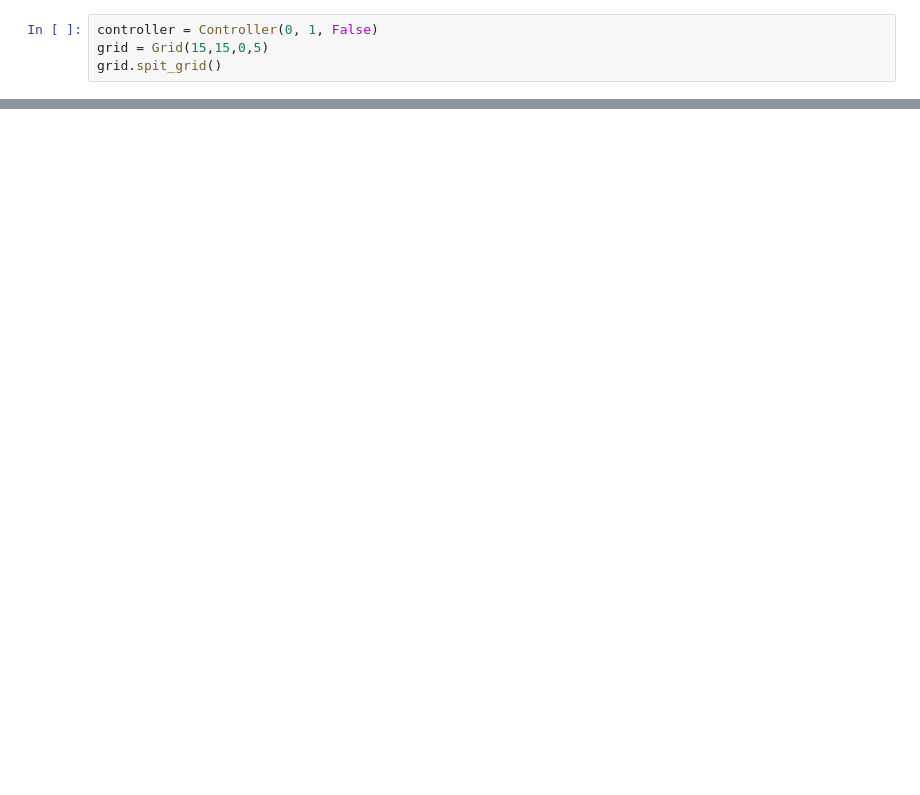
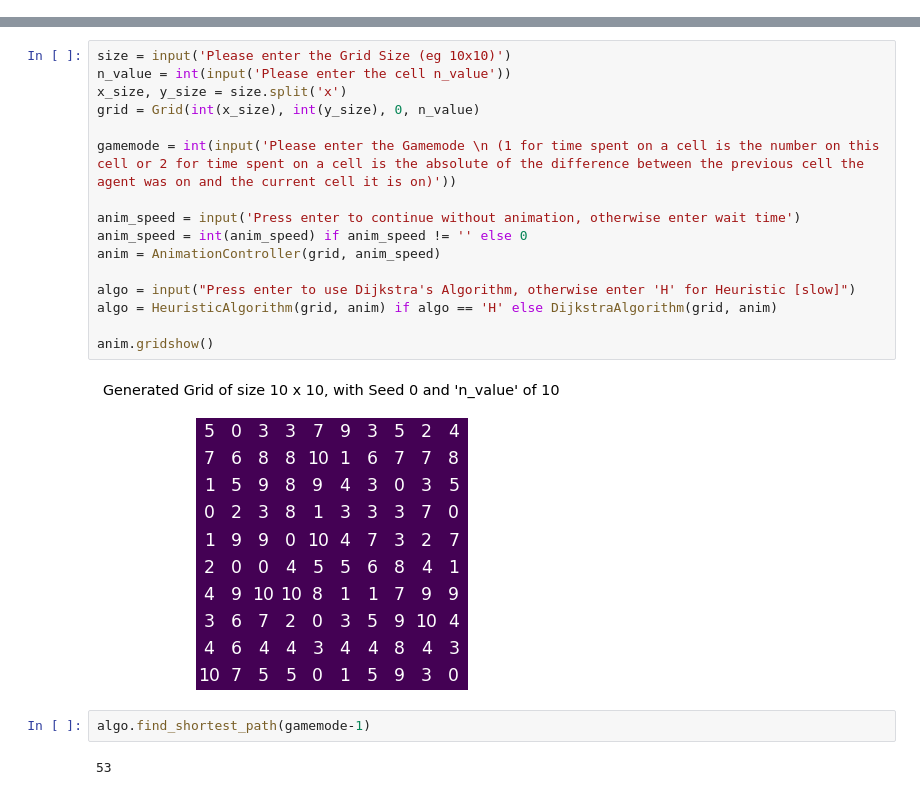
Before and after one commit to safatdev/AI-Module, a Jupyter notebook: task1_draft1.ipynb, the cells around one changed output, grey strips where cells are left out. Cells and saved outputs as stored; diff of their text form; blank space fills up the shorter version.

```diff
--- a/task1_draft1.ipynb
+++ b/task1_draft1.ipynb
@@ -162,4 +224,0 @@ class DijkstraAlgo:
-# %%
-controller = Controller(0, 1, False)
-grid = Grid(15,15,0,5)
-grid.spit_grid()
@@ -171,0 +282,22 @@ print(algo.backtrack_path())
+# %%
+size = input('Please enter the Grid Size (eg 10x10)')
+n_value = int(input('Please enter the cell n_value'))
+x_size, y_size = size.split('x')
+grid = Grid(int(x_size), int(y_size), 0, n_value)
+
+gamemode = int(input('Please enter the Gamemode \n (1 for time spent on a cell is the number on this cell or 2 for time spent on a cell is the absolute of the difference between the previous cell the agent was on and the current cell it is on)'))
+
+anim_speed = input('Press enter to continue without animation, otherwise enter wait time')
+anim_speed = int(anim_speed) if anim_speed != '' else 0
+anim = AnimationController(grid, anim_speed)
+
+algo = input("Press enter to use Dijkstra's Algorithm, otherwise enter 'H' for Heuristic [slow]")
+algo = HeuristicAlgorithm(grid, anim) if algo == 'H' else DijkstraAlgorithm(grid, anim)
+
+anim.gridshow()
+# %% [output]
+[figure, added]
+# %%
+algo.find_shortest_path(gamemode-1)
+# %% [output]
+53
```
Also changed, not shown: parts of 20 cells of this notebook.
